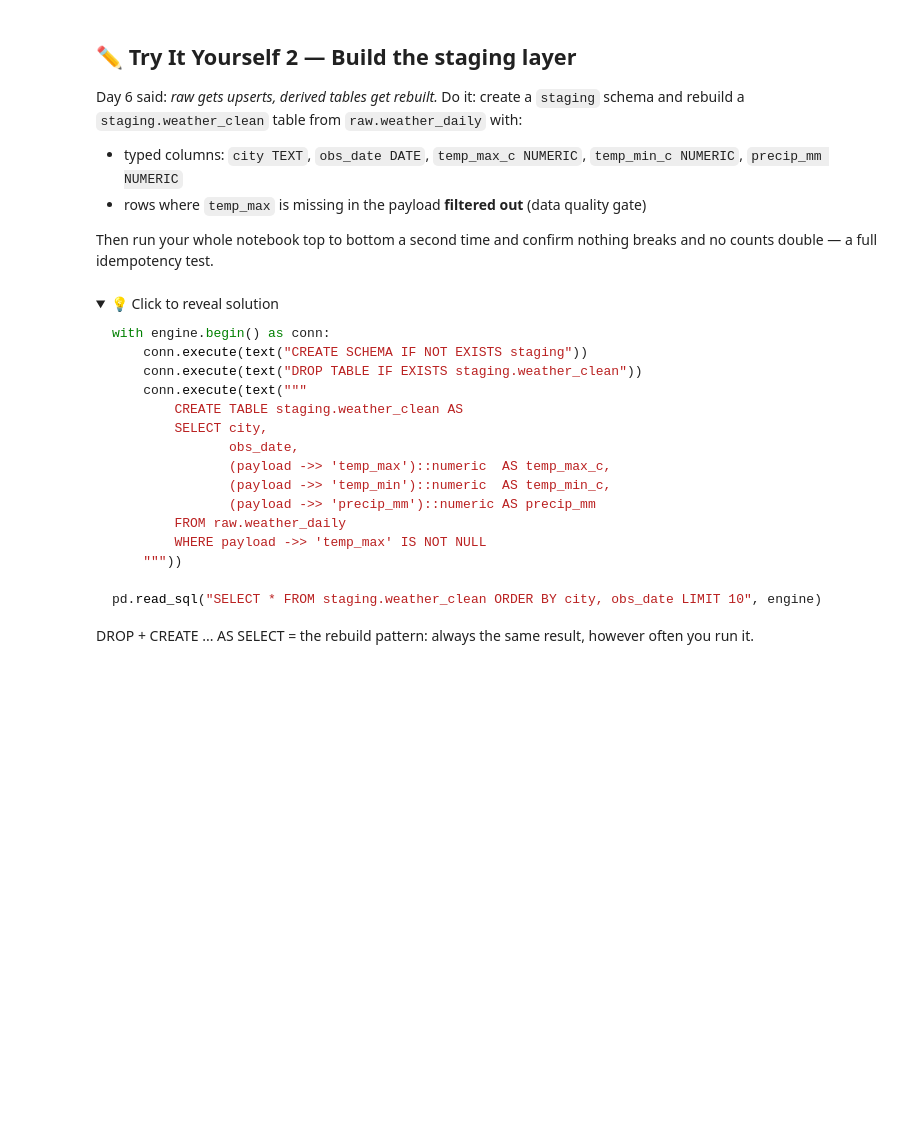
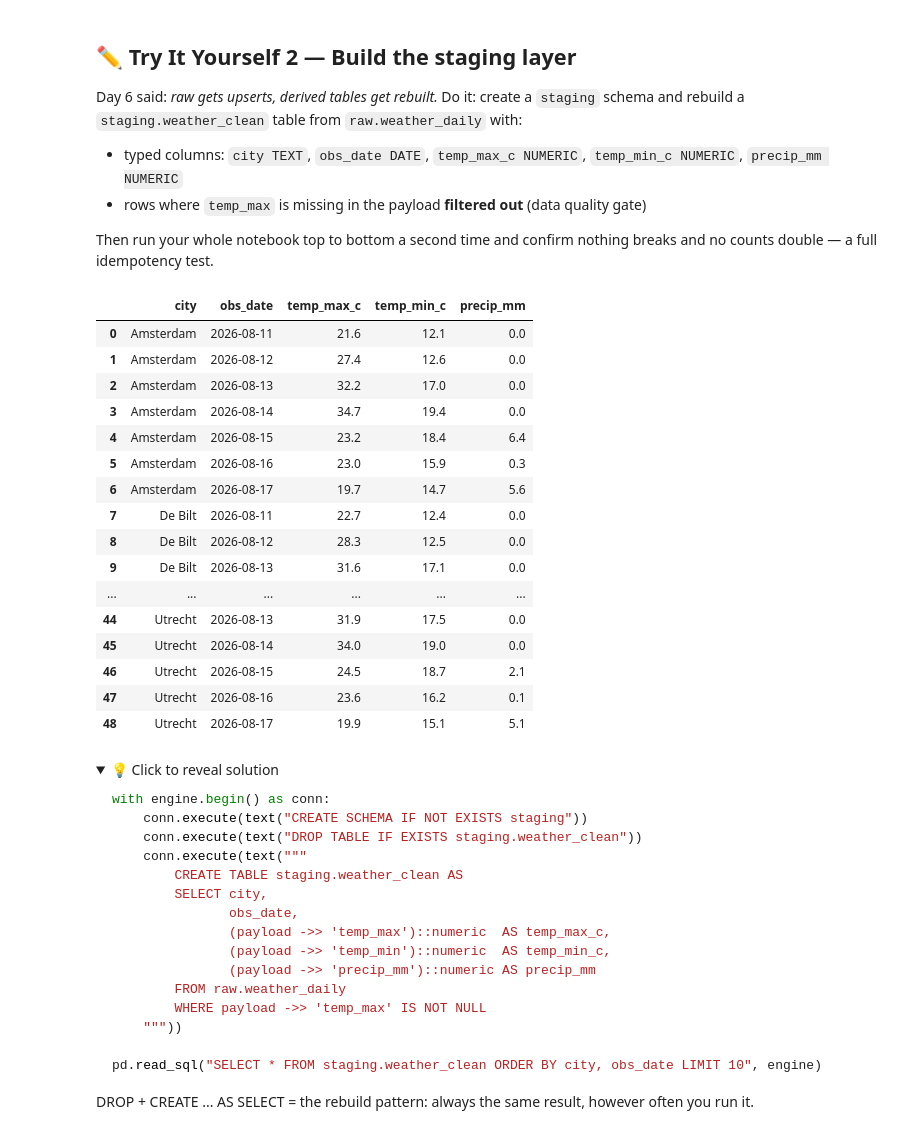
Before and after one commit to rasoulnorouzi/DataEngineeringLLM, a Jupyter notebook: module-02-sql-elt-pipeline/lessons/day7-ingestion-from-apis/15_ingestion_practice.ipynb, the cells around one changed output. Cells and saved outputs as stored; diff of their text form; code cells hidden in the pictures; folded sections open; blank space fills up the shorter version.

```diff
--- a/module-02-sql-elt-pipeline/lessons/day7-ingestion-from-apis/15_ingestion_practice.ipynb
+++ b/module-02-sql-elt-pipeline/lessons/day7-ingestion-from-apis/15_ingestion_practice.ipynb
@@ -240,3 +393,70 @@ double — a full idempotency test.
+# %%
+# Your code here
+# lets make create a `staging` schema and rebuild a `staging.weather_clean` table from `raw.weather_daily` with:
+# typed columns: `city TEXT`, `obs_date DATE`, `temp_max_c NUMERIC`, `temp_min_c NUMERIC`, `precip_mm NUMERIC`
+# rows where `temp_max` is missing in the payload **filtered out** (data quality gate)
+
+with engine.begin() as conn:
+    conn.execute(text("CREATE SCHEMA IF NOT EXISTS staging"))
+    conn.execute(text("""
+        CREATE TABLE IF NOT EXISTS staging.weather_clean (
+            city        TEXT        NOT NULL,
+            obs_date    DATE        NOT NULL,
+            temp_max_c  NUMERIC     NOT NULL,
+            temp_min_c  NUMERIC     NOT NULL,
+            precip_mm   NUMERIC     NOT NULL,
+            loaded_at   TIMESTAMPTZ NOT NULL DEFAULT now(),
+            CONSTRAINT weather_clean_pk PRIMARY KEY (city, obs_date)
+        )
+    """))
+
+    conn.execute(text("""
+        INSERT INTO staging.weather_clean (city, obs_date, temp_max_c, temp_min_c, precip_mm)
+        SELECT city,
+               obs_date,
+               (payload ->> 'temp_max')::numeric AS temp_max_c,
+               (payload ->> 'temp_min')::numeric AS temp_min_c,
+               (payload ->> 'precip_mm')::numeric AS precip_mm
+        FROM raw.weather_daily
+        WHERE payload ->> 'temp_max' IS NOT NULL
+        ON CONFLICT (city, obs_date) DO UPDATE SET
+            temp_max_c = EXCLUDED.temp_max_c,
+            temp_min_c = EXCLUDED.temp_min_c,
+            precip_mm = EXCLUDED.precip_mm,
+            loaded_at = now()
+    """))
+
+
+pd.read_sql(
+    """
+    SELECT city,
+           obs_date,
+           temp_max_c,
+           temp_min_c,
+           precip_mm
+    FROM staging.weather_clean
+    ORDER BY city, obs_date
+    """,
+    engine,
+)
+# %% [output]
+|  | city | obs_date | temp_max_c | temp_min_c | precip_mm |
+| 0 | Amsterdam | 2026-08-11 | 21.6 | 12.1 | 0.0 |
+| 1 | Amsterdam | 2026-08-12 | 27.4 | 12.6 | 0.0 |
+| 2 | Amsterdam | 2026-08-13 | 32.2 | 17.0 | 0.0 |
+| 3 | Amsterdam | 2026-08-14 | 34.7 | 19.4 | 0.0 |
+| 4 | Amsterdam | 2026-08-15 | 23.2 | 18.4 | 6.4 |
+| 5 | Amsterdam | 2026-08-16 | 23.0 | 15.9 | 0.3 |
+| 6 | Amsterdam | 2026-08-17 | 19.7 | 14.7 | 5.6 |
+| 7 | De Bilt | 2026-08-11 | 22.7 | 12.4 | 0.0 |
+| 8 | De Bilt | 2026-08-12 | 28.3 | 12.5 | 0.0 |
+| 9 | De Bilt | 2026-08-13 | 31.6 | 17.1 | 0.0 |
+| ... | ... | ... | ... | ... | ... |
+| 44 | Utrecht | 2026-08-13 | 31.9 | 17.5 | 0.0 |
+| 45 | Utrecht | 2026-08-14 | 34.0 | 19.0 | 0.0 |
+| 46 | Utrecht | 2026-08-15 | 24.5 | 18.7 | 2.1 |
+| 47 | Utrecht | 2026-08-16 | 23.6 | 16.2 | 0.1 |
+| 48 | Utrecht | 2026-08-17 | 19.9 | 15.1 | 5.1 |
 # %% [markdown]
 <details>
 <summary>💡 Click to reveal solution</summary>
```
Also changed, not shown: parts of 11 cells of this notebook.
